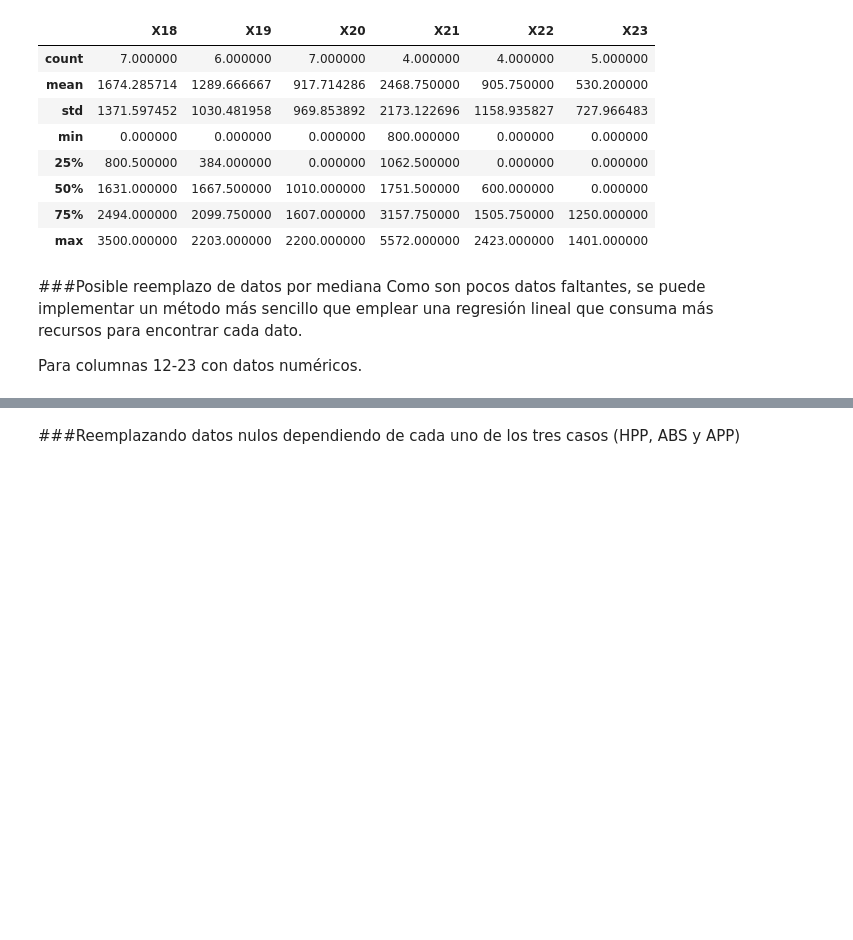
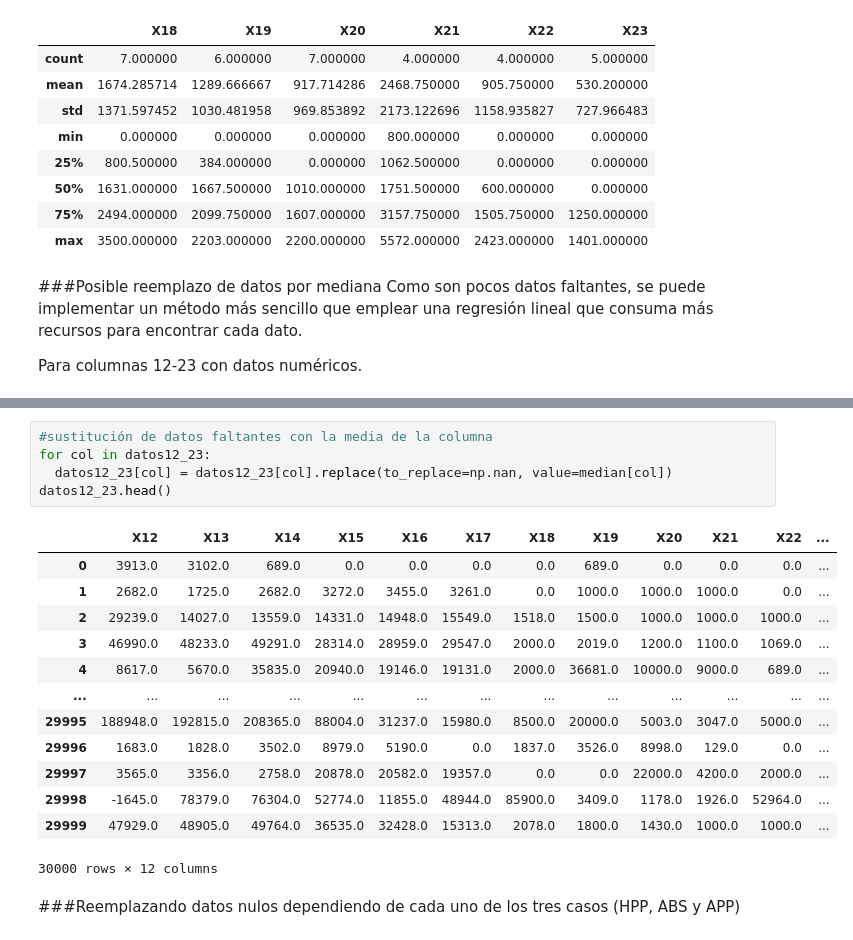
Before and after one commit to PosgradoMNA/actividades-del-projecto-equipo-125, a Jupyter notebook: Semana_3_Actividad_1.ipynb, the cells around one changed output, grey strips where cells are left out. Cells and saved outputs as stored; diff of their text form; blank space fills up the shorter version.

```diff
--- a/Semana_3_Actividad_1.ipynb
+++ b/Semana_3_Actividad_1.ipynb
@@ -454,3 +503,22 @@ datos12_23.head(20)
+# %%
+#sustitución de datos faltantes con la media de la columna
+for col in datos12_23:
+  datos12_23[col] = datos12_23[col].replace(to_replace=np.nan, value=median[col])
+datos12_23.head()
+# %% [output]
+|  | X12 | X13 | X14 | X15 | X16 | X17 | X18 | X19 | X20 | X21 | X22 | ... |
+| 0 | 3913.0 | 3102.0 | 689.0 | 0.0 | 0.0 | 0.0 | 0.0 | 689.0 | 0.0 | 0.0 | 0.0 | ... |
+| 1 | 2682.0 | 1725.0 | 2682.0 | 3272.0 | 3455.0 | 3261.0 | 0.0 | 1000.0 | 1000.0 | 1000.0 | 0.0 | ... |
+| 2 | 29239.0 | 14027.0 | 13559.0 | 14331.0 | 14948.0 | 15549.0 | 1518.0 | 1500.0 | 1000.0 | 1000.0 | 1000.0 | ... |
+| 3 | 46990.0 | 48233.0 | 49291.0 | 28314.0 | 28959.0 | 29547.0 | 2000.0 | 2019.0 | 1200.0 | 1100.0 | 1069.0 | ... |
+| 4 | 8617.0 | 5670.0 | 35835.0 | 20940.0 | 19146.0 | 19131.0 | 2000.0 | 36681.0 | 10000.0 | 9000.0 | 689.0 | ... |
+| ... | ... | ... | ... | ... | ... | ... | ... | ... | ... | ... | ... | ... |
+| 29995 | 188948.0 | 192815.0 | 208365.0 | 88004.0 | 31237.0 | 15980.0 | 8500.0 | 20000.0 | 5003.0 | 3047.0 | 5000.0 | ... |
+| 29996 | 1683.0 | 1828.0 | 3502.0 | 8979.0 | 5190.0 | 0.0 | 1837.0 | 3526.0 | 8998.0 | 129.0 | 0.0 | ... |
+| 29997 | 3565.0 | 3356.0 | 2758.0 | 20878.0 | 20582.0 | 19357.0 | 0.0 | 0.0 | 22000.0 | 4200.0 | 2000.0 | ... |
+| 29998 | -1645.0 | 78379.0 | 76304.0 | 52774.0 | 11855.0 | 48944.0 | 85900.0 | 3409.0 | 1178.0 | 1926.0 | 52964.0 | ... |
+| 29999 | 47929.0 | 48905.0 | 49764.0 | 36535.0 | 32428.0 | 15313.0 | 2078.0 | 1800.0 | 1430.0 | 1000.0 | 1000.0 | ... |
+30000 rows × 12 columns
 # %% [markdown]
 ###Reemplazando datos nulos dependiendo de cada uno de los tres casos (HPP, ABS y APP)
 # %%
```
Also changed, not shown: parts of 4 cells of this notebook.
